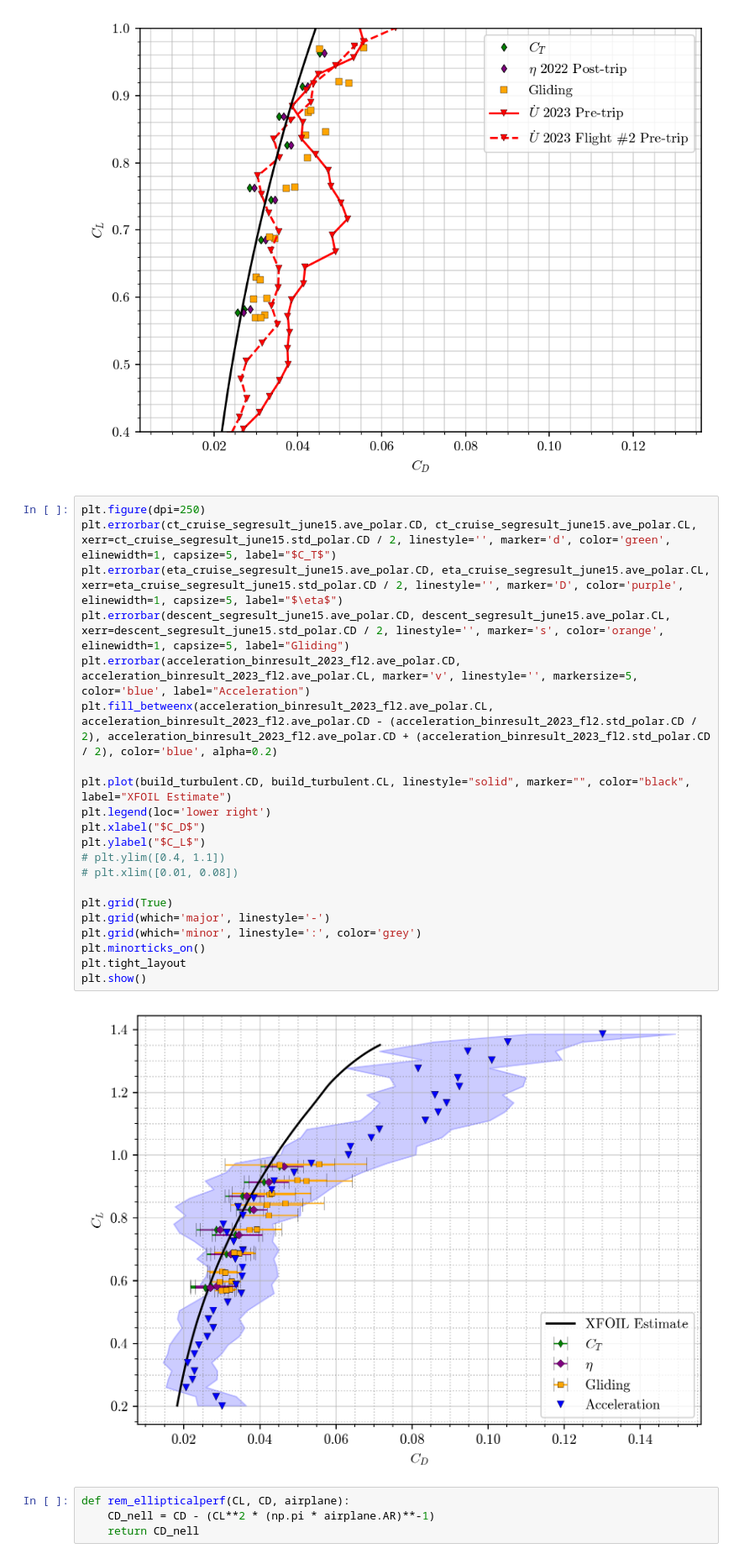
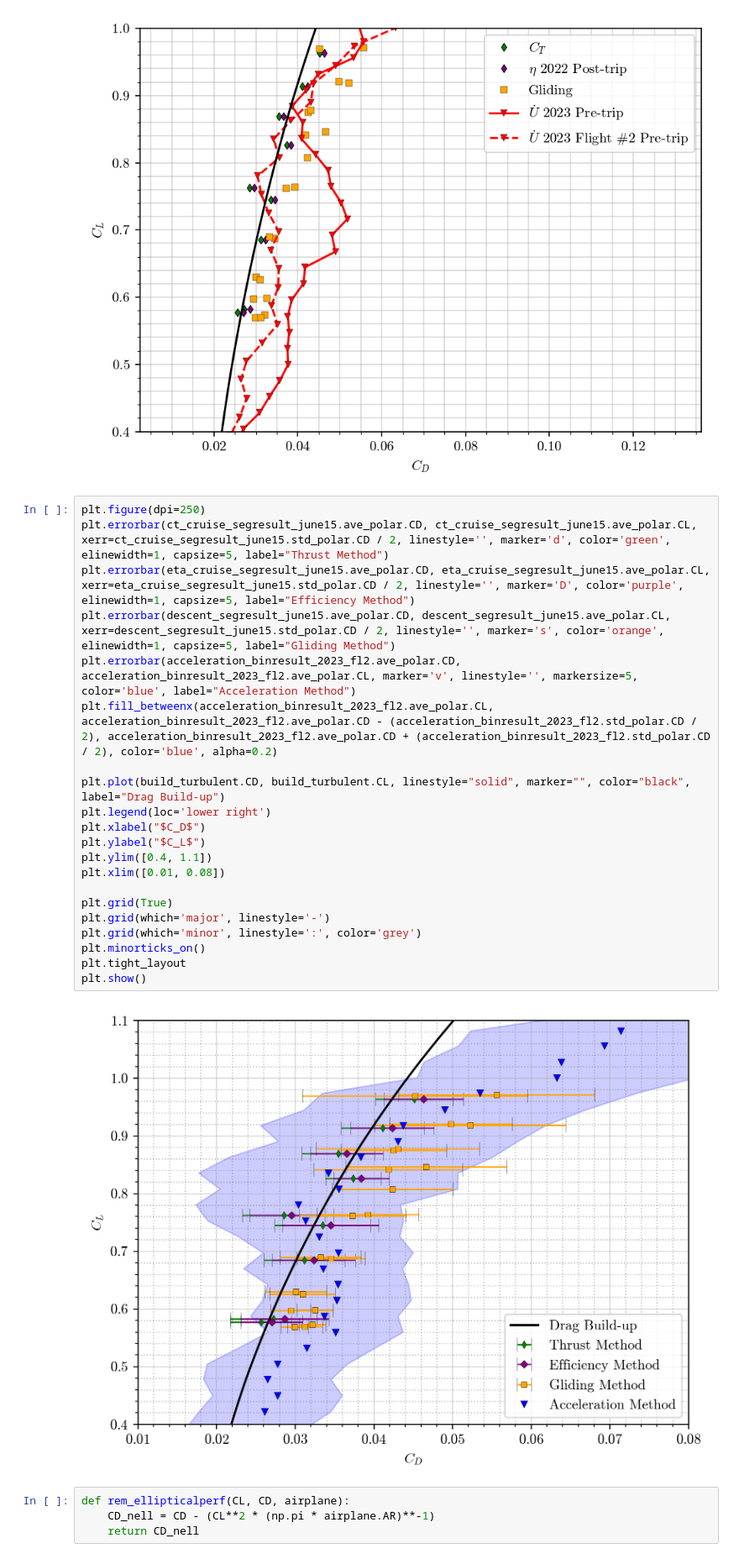
Before and after one commit to wkemp-edu/ArduPilot_AnalysisSuite, a Jupyter notebook: Investigations/13_PlottingNExport_Visualization/2023-07-14_Comparison_2022Polars.ipynb, the cells around one changed output. Shown at 84% size. Saved outputs shown, nothing was run; the diff lists cells and outputs as text.

```diff
--- a/Investigations/13_PlottingNExport_Visualization/2023-07-14_Comparison_2022Polars.ipynb
+++ b/Investigations/13_PlottingNExport_Visualization/2023-07-14_Comparison_2022Polars.ipynb
@@ -163,27 +163,27 @@ plt.show()
 [figure]
 # %%
 plt.figure(dpi=250)
-plt.errorbar(ct_cruise_segresult_june15.ave_polar.CD, ct_cruise_segresult_june15.ave_polar.CL, xerr=ct_cruise_segresult_june15.std_polar.CD / 2, linestyle='', marker='d', color='green', elinewidth=1, capsize=5, label="$C_T$")
-plt.errorbar(eta_cruise_segresult_june15.ave_polar.CD, eta_cruise_segresult_june15.ave_polar.CL, xerr=eta_cruise_segresult_june15.std_polar.CD / 2, linestyle='', marker='D', color='purple', elinewidth=1, capsize=5, label="$\eta$")
-plt.errorbar(descent_segresult_june15.ave_polar.CD, descent_segresult_june15.ave_polar.CL, xerr=descent_segresult_june15.std_polar.CD / 2, linestyle='', marker='s', color='orange', elinewidth=1, capsize=5, label="Gliding")
-plt.errorbar(acceleration_binresult_2023_fl2.ave_polar.CD, acceleration_binresult_2023_fl2.ave_polar.CL, marker='v', linestyle='', markersize=5, color='blue', label="Acceleration")
+plt.errorbar(ct_cruise_segresult_june15.ave_polar.CD, ct_cruise_segresult_june15.ave_polar.CL, xerr=ct_cruise_segresult_june15.std_polar.CD / 2, linestyle='', marker='d', color='green', elinewidth=1, capsize=5, label="Thrust Method")
+plt.errorbar(eta_cruise_segresult_june15.ave_polar.CD, eta_cruise_segresult_june15.ave_polar.CL, xerr=eta_cruise_segresult_june15.std_polar.CD / 2, linestyle='', marker='D', color='purple', elinewidth=1, capsize=5, label="Efficiency Method")
+plt.errorbar(descent_segresult_june15.ave_polar.CD, descent_segresult_june15.ave_polar.CL, xerr=descent_segresult_june15.std_polar.CD / 2, linestyle='', marker='s', color='orange', elinewidth=1, capsize=5, label="Gliding Method")
+plt.errorbar(acceleration_binresult_2023_fl2.ave_polar.CD, acceleration_binresult_2023_fl2.ave_polar.CL, marker='v', linestyle='', markersize=5, color='blue', label="Acceleration Method")
 plt.fill_betweenx(acceleration_binresult_2023_fl2.ave_polar.CL, acceleration_binresult_2023_fl2.ave_polar.CD - (acceleration_binresult_2023_fl2.std_polar.CD / 2), acceleration_binresult_2023_fl2.ave_polar.CD + (acceleration_binresult_2023_fl2.std_polar.CD / 2), color='blue', alpha=0.2)
 
-plt.plot(build_turbulent.CD, build_turbulent.CL, linestyle="solid", marker="", color="black", label="XFOIL Estimate")
+plt.plot(build_turbulent.CD, build_turbulent.CL, linestyle="solid", marker="", color="black", label="Drag Build-up")
 plt.legend(loc='lower right')
 plt.xlabel("$C_D$")
 plt.ylabel("$C_L$")
-# plt.ylim([0.4, 1.1])
-# plt.xlim([0.01, 0.08])
+plt.ylim([0.4, 1.1])
+plt.xlim([0.01, 0.08])
 
 plt.grid(True)
 plt.grid(which='major', linestyle='-')
 plt.grid(which='minor', linestyle=':', color='grey')
 plt.minorticks_on()
 plt.tight_layout
 plt.show()
 # %% [output]
-[figure, old version]
+[figure, new version]
 # %%
 def rem_ellipticalperf(CL, CD, airplane):
     CD_nell = CD - (CL**2 * (np.pi * airplane.AR)**-1)
```
Also changed, not shown: parts of 1 cell of this notebook, 15 other files.
